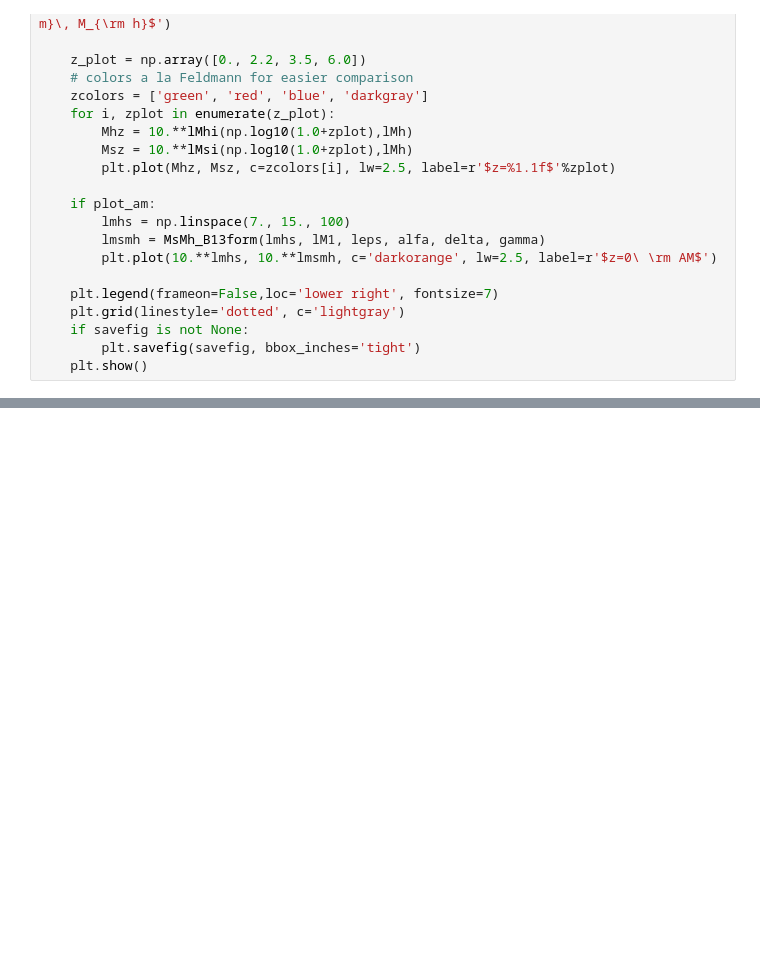
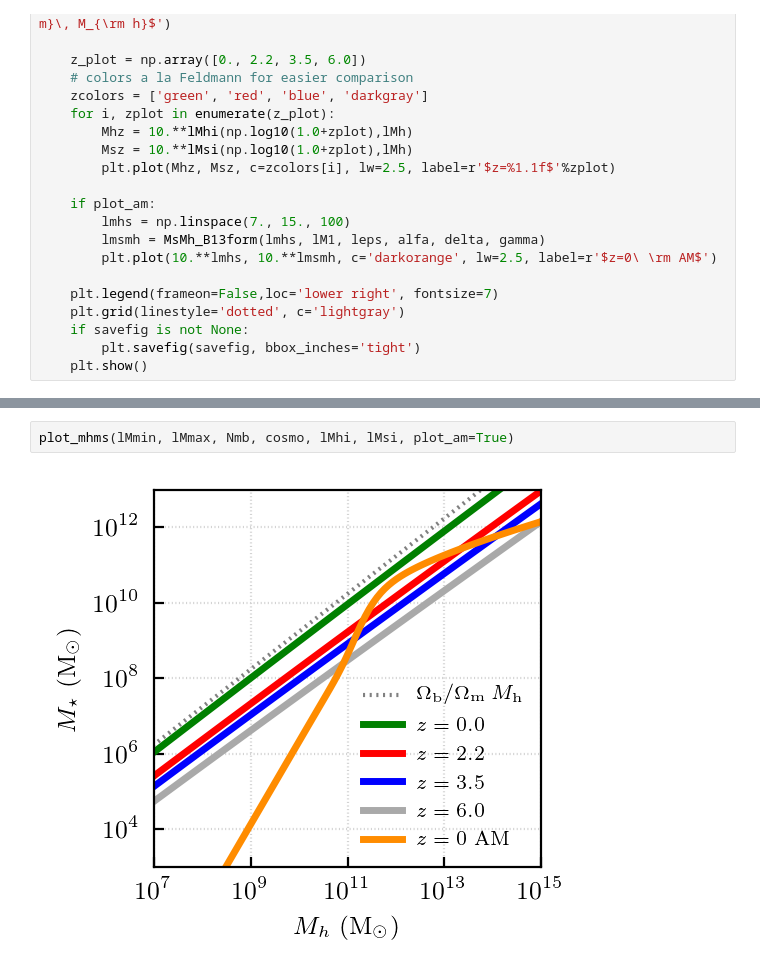
Before and after one commit to a-kravtsov/astrosochi19, a Jupyter notebook: ex02.ipynb, the cells around one changed output, grey strips where cells are left out. Drawn from its saved outputs; the diff is of its cells as text; blank space fills up the shorter version.

```diff
--- a/ex02.ipynb
+++ b/ex02.ipynb
@@ -185,3 +178,7 @@ $M_\star-M_{\rm halo}$ relation obtained from various measurements of stellar ma
 <center>
 <img width="700" align="center" src="img/msmh_am_data_k18.PNG"></img>
 </center>
+# %%
+plot_mhms(lMmin, lMmax, Nmb, cosmo, lMhi, lMsi, plot_am=True)
+# %% [output]
+[figure, added]
```
Also changed, not shown: parts of 5 cells of this notebook.
